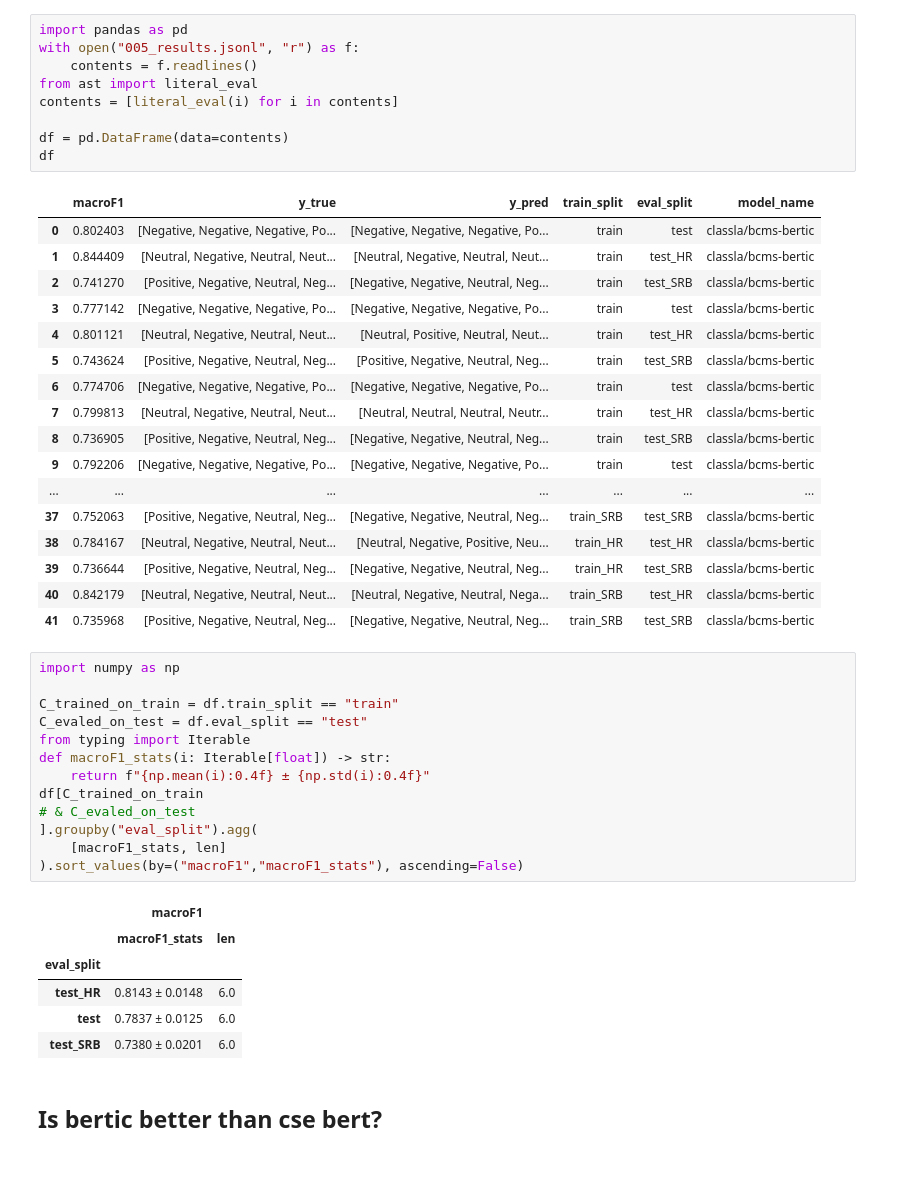
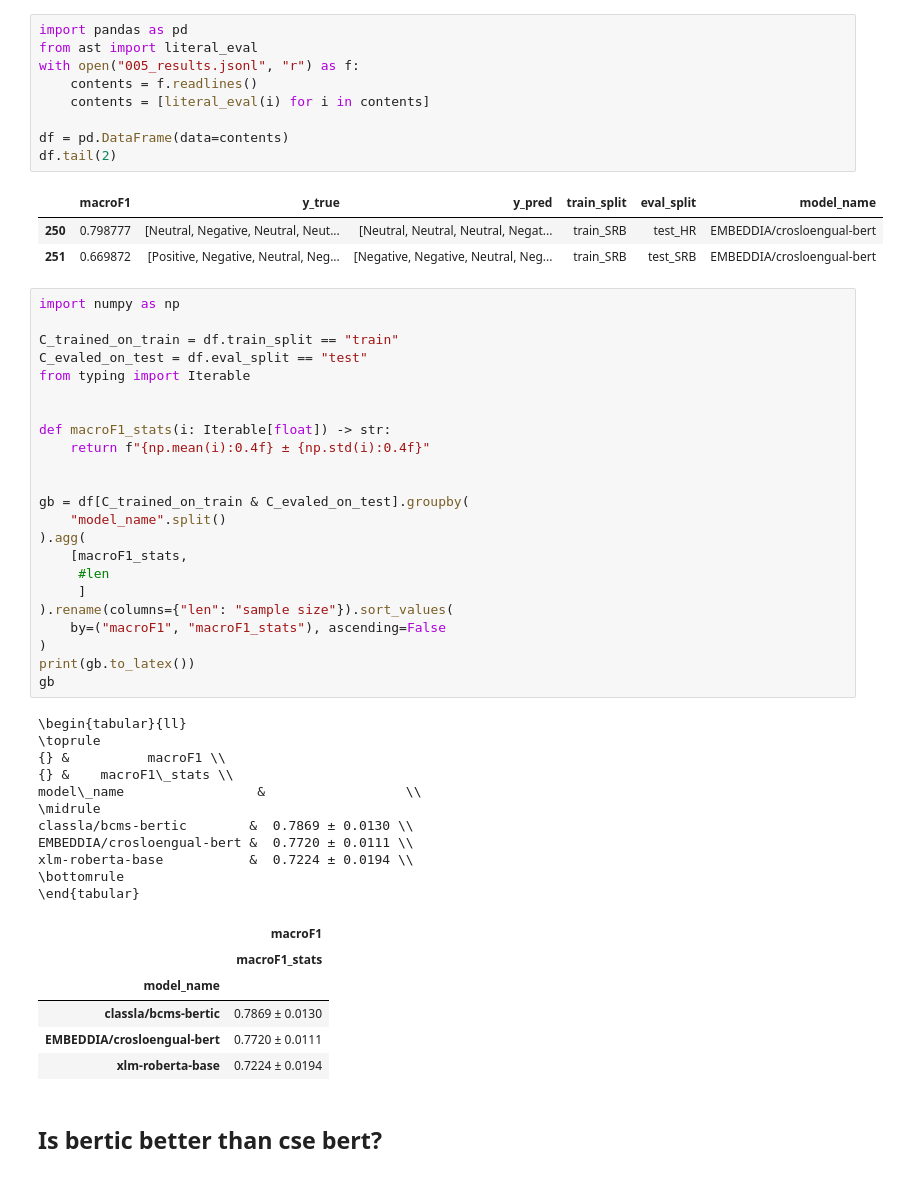
Before and after one commit to 5roop/task10, a Jupyter notebook: 006_results_analysis.ipynb, the cells around one changed output. Cells and saved outputs as stored; diff of their text form.

```diff
--- a/006_results_analysis.ipynb
+++ b/006_results_analysis.ipynb
@@ -1,50 +1,57 @@
 # %%
 import pandas as pd
+from ast import literal_eval
 with open("005_results.jsonl", "r") as f:
     contents = f.readlines()
-from ast import literal_eval
-contents = [literal_eval(i) for i in contents]
+    contents = [literal_eval(i) for i in contents]
 
 df = pd.DataFrame(data=contents)
-df
+df.tail(2)
 # %% [output]
 |  | macroF1 | y_true | y_pred | train_split | eval_split | model_name |
-| 0 | 0.802403 | [Negative, Negative, Negative, Po... | [Negative, Negative, Negative, Po... | train | test | classla/bcms-bertic |
-| 1 | 0.844409 | [Neutral, Negative, Neutral, Neut... | [Neutral, Negative, Neutral, Neut... | train | test_HR | classla/bcms-bertic |
-| 2 | 0.741270 | [Positive, Negative, Neutral, Neg... | [Negative, Negative, Neutral, Neg... | train | test_SRB | classla/bcms-bertic |
-| 3 | 0.777142 | [Negative, Negative, Negative, Po... | [Negative, Negative, Negative, Po... | train | test | classla/bcms-bertic |
-| 4 | 0.801121 | [Neutral, Negative, Neutral, Neut... | [Neutral, Positive, Neutral, Neut... | train | test_HR | classla/bcms-bertic |
-| 5 | 0.743624 | [Positive, Negative, Neutral, Neg... | [Positive, Negative, Neutral, Neg... | train | test_SRB | classla/bcms-bertic |
-| 6 | 0.774706 | [Negative, Negative, Negative, Po... | [Negative, Negative, Negative, Po... | train | test | classla/bcms-bertic |
-| 7 | 0.799813 | [Neutral, Negative, Neutral, Neut... | [Neutral, Neutral, Neutral, Neutr... | train | test_HR | classla/bcms-bertic |
-| 8 | 0.736905 | [Positive, Negative, Neutral, Neg... | [Negative, Negative, Neutral, Neg... | train | test_SRB | classla/bcms-bertic |
-| 9 | 0.792206 | [Negative, Negative, Negative, Po... | [Negative, Negative, Negative, Po... | train | test | classla/bcms-bertic |
-| ... | ... | ... | ... | ... | ... | ... |
-| 37 | 0.752063 | [Positive, Negative, Neutral, Neg... | [Negative, Negative, Neutral, Neg... | train_SRB | test_SRB | classla/bcms-bertic |
-| 38 | 0.784167 | [Neutral, Negative, Neutral, Neut... | [Neutral, Negative, Positive, Neu... | train_HR | test_HR | classla/bcms-bertic |
-| 39 | 0.736644 | [Positive, Negative, Neutral, Neg... | [Negative, Negative, Neutral, Neg... | train_HR | test_SRB | classla/bcms-bertic |
-| 40 | 0.842179 | [Neutral, Negative, Neutral, Neut... | [Neutral, Negative, Neutral, Nega... | train_SRB | test_HR | classla/bcms-bertic |
-| 41 | 0.735968 | [Positive, Negative, Neutral, Neg... | [Negative, Negative, Neutral, Neg... | train_SRB | test_SRB | classla/bcms-bertic |
+| 250 | 0.798777 | [Neutral, Negative, Neutral, Neut... | [Neutral, Neutral, Neutral, Negat... | train_SRB | test_HR | EMBEDDIA/crosloengual-bert |
+| 251 | 0.669872 | [Positive, Negative, Neutral, Neg... | [Negative, Negative, Neutral, Neg... | train_SRB | test_SRB | EMBEDDIA/crosloengual-bert |
 # %%
 import numpy as np
 
 C_trained_on_train = df.train_split == "train"
 C_evaled_on_test = df.eval_split == "test"
 from typing import Iterable
+
+
 def macroF1_stats(i: Iterable[float]) -> str:
     return f"{np.mean(i):0.4f} ± {np.std(i):0.4f}"
-df[C_trained_on_train
-# & C_evaled_on_test
-].groupby("eval_split").agg(
-    [macroF1_stats, len]
-).sort_values(by=("macroF1","macroF1_stats"), ascending=False)
+
+
+gb = df[C_trained_on_train & C_evaled_on_test].groupby(
+    "model_name".split()
+).agg(
+    [macroF1_stats,
+     #len
+     ]
+).rename(columns={"len": "sample size"}).sort_values(
+    by=("macroF1", "macroF1_stats"), ascending=False
+)
+print(gb.to_latex())
+gb
 # %% [output]
+\begin{tabular}{ll}
+\toprule
+{} &          macroF1 \\
+{} &    macroF1\_stats \\
+model\_name                 &                  \\
+\midrule
+classla/bcms-bertic        &  0.7869 ± 0.0130 \\
+EMBEDDIA/crosloengual-bert &  0.7720 ± 0.0111 \\
+xlm-roberta-base           &  0.7224 ± 0.0194 \\
+\bottomrule
+\end{tabular}
-|  | macroF1 |  |
-|  | macroF1_stats | len |
-| eval_split |  |  |
-| test_HR | 0.8143 ± 0.0148 | 6.0 |
-| test | 0.7837 ± 0.0125 | 6.0 |
-| test_SRB | 0.7380 ± 0.0201 | 6.0 |
+|  | macroF1 |
+|  | macroF1_stats |
+| model_name |  |
+| classla/bcms-bertic | 0.7869 ± 0.0130 |
+| EMBEDDIA/crosloengual-bert | 0.7720 ± 0.0111 |
+| xlm-roberta-base | 0.7224 ± 0.0194 |
 # %% [markdown]
 ## Is bertic better than cse bert?
 # %%
```
Also changed, not shown: parts of 5 cells of this notebook, 2 other files.
